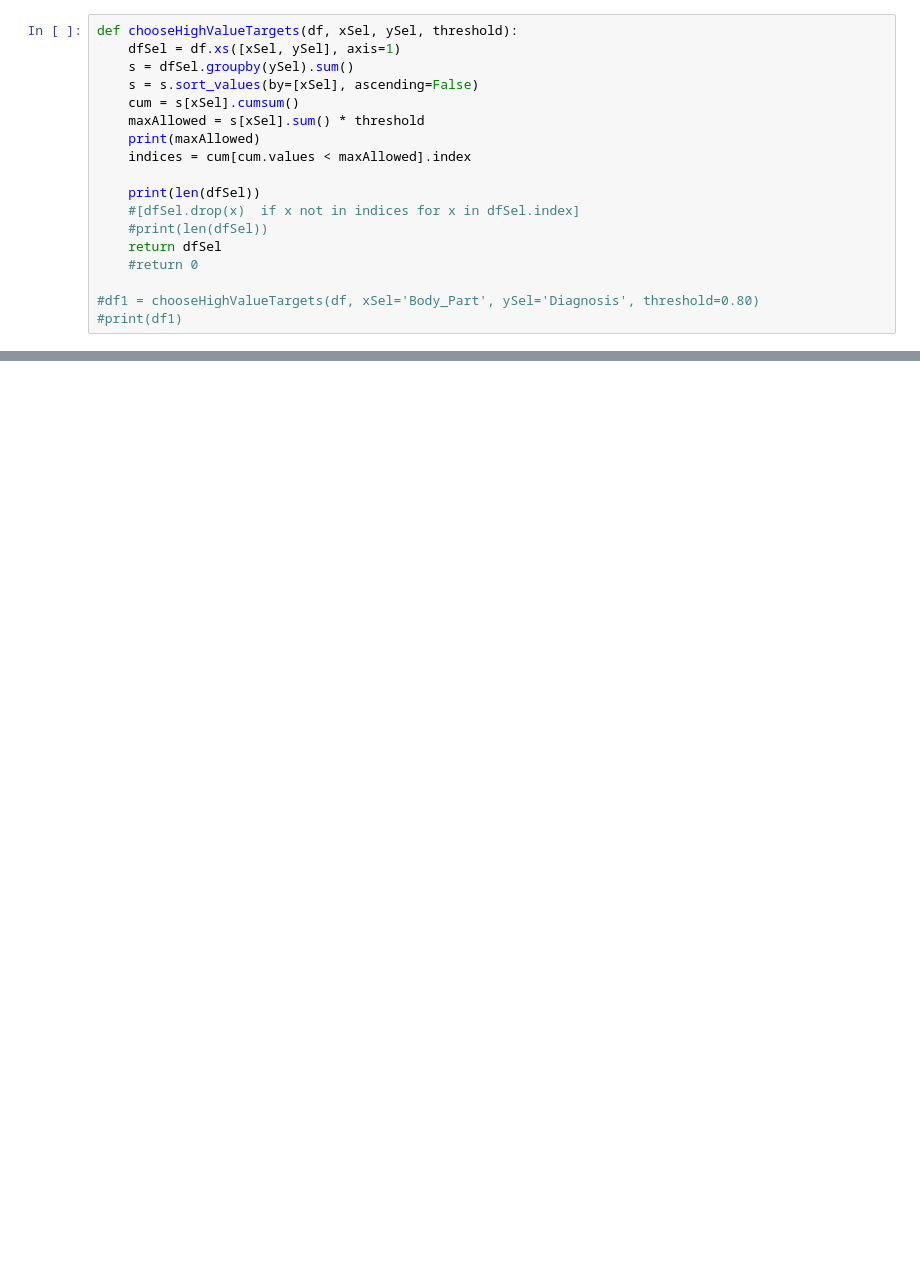
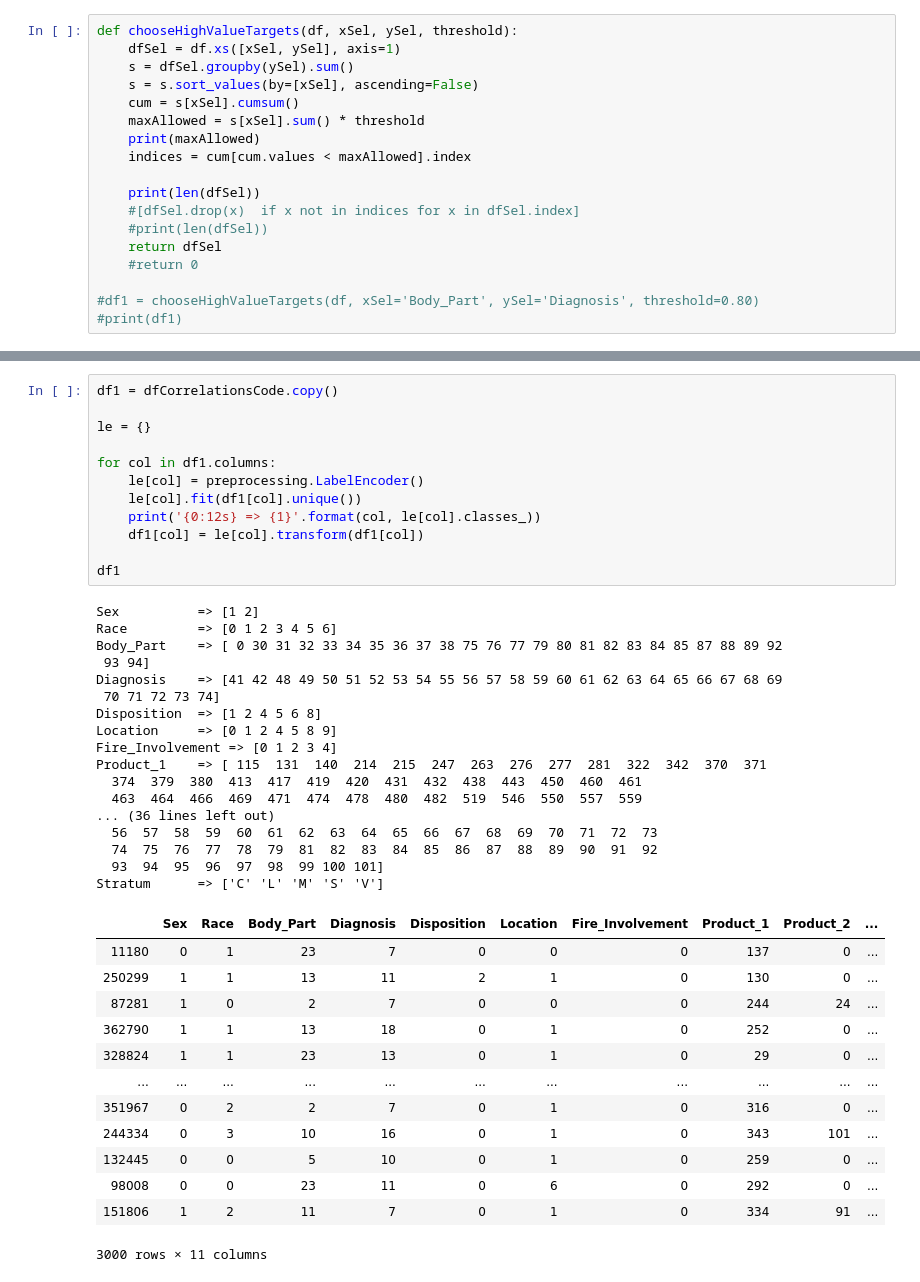
Before and after one commit to mrcorbett/MET_CS677_DataScienceWithPython, a Jupyter notebook: Project/bicycle_crashes_neiss_v10.ipynb, the cells around one changed output, grey strips where cells are left out. Drawn from its saved outputs; the diff is of its cells as text; blank space fills up the shorter version.

```diff
--- a/Project/bicycle_crashes_neiss_v10.ipynb
+++ b/Project/bicycle_crashes_neiss_v10.ipynb
@@ -295,0 +334,43 @@ VBox(children=(HBox(children=(Dropdown(description='correlations', options=('Bod
+# %%
+df1 = dfCorrelationsCode.copy()
+
+le = {}
+
+for col in df1.columns:
+    le[col] = preprocessing.LabelEncoder()
+    le[col].fit(df1[col].unique())
+    print('{0:12s} => {1}'.format(col, le[col].classes_))
+    df1[col] = le[col].transform(df1[col])
+
+df1
+# %% [output]
+Sex          => [1 2]
+Race         => [0 1 2 3 4 5 6]
+Body_Part    => [ 0 30 31 32 33 34 35 36 37 38 75 76 77 79 80 81 82 83 84 85 87 88 89 92
+ 93 94]
+Diagnosis    => [41 42 48 49 50 51 52 53 54 55 56 57 58 59 60 61 62 63 64 65 66 67 68 69
+ 70 71 72 73 74]
+Disposition  => [1 2 4 5 6 8]
+Location     => [0 1 2 4 5 8 9]
+Fire_Involvement => [0 1 2 3 4]
+Product_1    => [ 115  131  140  214  215  247  263  276  277  281  322  342  370  371
+  374  379  380  413  417  419  420  431  432  438  443  450  460  461
+  463  464  466  469  471  474  478  480  482  519  546  550  557  559
+... (36 lines left out)
+  56  57  58  59  60  61  62  63  64  65  66  67  68  69  70  71  72  73
+  74  75  76  77  78  79  81  82  83  84  85  86  87  88  89  90  91  92
+  93  94  95  96  97  98  99 100 101]
+Stratum      => ['C' 'L' 'M' 'S' 'V']
+|  | Sex | Race | Body_Part | Diagnosis | Disposition | Location | Fire_Involvement | Product_1 | Product_2 | ... |
+| 11180 | 0 | 1 | 23 | 7 | 0 | 0 | 0 | 137 | 0 | ... |
+| 250299 | 1 | 1 | 13 | 11 | 2 | 1 | 0 | 130 | 0 | ... |
+| 87281 | 1 | 0 | 2 | 7 | 0 | 0 | 0 | 244 | 24 | ... |
+| 362790 | 1 | 1 | 13 | 18 | 0 | 1 | 0 | 252 | 0 | ... |
+| 328824 | 1 | 1 | 23 | 13 | 0 | 1 | 0 | 29 | 0 | ... |
+| ... | ... | ... | ... | ... | ... | ... | ... | ... | ... | ... |
+| 351967 | 0 | 2 | 2 | 7 | 0 | 1 | 0 | 316 | 0 | ... |
+| 244334 | 0 | 3 | 10 | 16 | 0 | 1 | 0 | 343 | 101 | ... |
+| 132445 | 0 | 0 | 5 | 10 | 0 | 1 | 0 | 259 | 0 | ... |
+| 98008 | 0 | 0 | 23 | 11 | 0 | 6 | 0 | 292 | 0 | ... |
+| 151806 | 1 | 2 | 11 | 7 | 0 | 1 | 0 | 334 | 91 | ... |
+3000 rows × 11 columns
```
Also changed, not shown: parts of 23 cells of this notebook, 8 other files.
